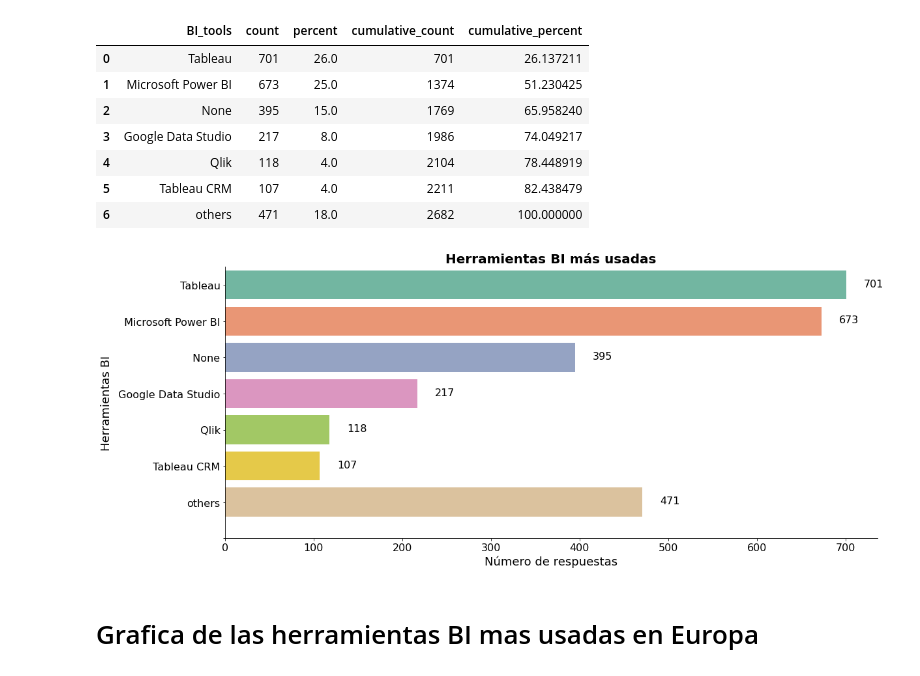
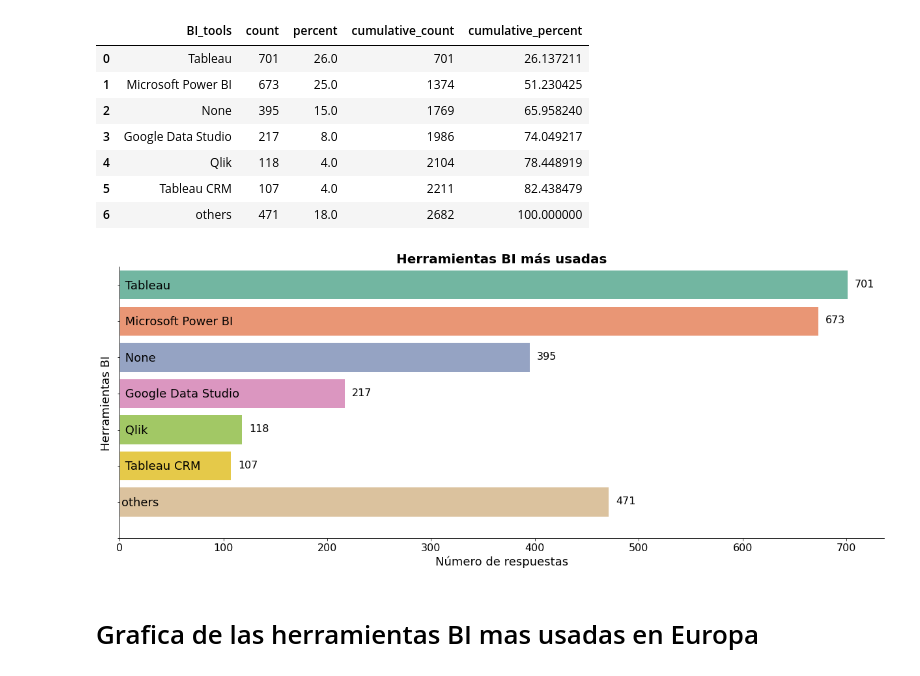
Before and after one commit to Adalab/project-da-promo-d-module-2-team-2-, a Jupyter notebook: notebooks/visualizacion.ipynb, the cells around one changed output. Saved outputs shown, nothing was run; the diff lists cells and outputs as text; code cells hidden in the pictures.

```diff
--- a/notebooks/visualizacion.ipynb
+++ b/notebooks/visualizacion.ipynb
@@ -851,31 +851,37 @@ df_BI_freq
 # %%
 plt.figure(figsize=(17, 7))
 
 fig=sns.barplot(y = 'BI_tools', x= "count", data=df_BI_freq, palette='Set2')
 
 fig.set_title('Herramientas BI más usadas', fontsize = 20, fontweight = 'bold')
 
 fig.spines[["top", "right"]].set_visible(False)
 
 fig.set_xlabel (xlabel = "Número de respuestas", fontsize = 18)
 fig.set_ylabel (ylabel = "Herramientas BI", fontsize = 18)
 
 fig.set(xticks = [0, 100, 200, 300, 400, 500, 600, 700])
 fig.set(yticks = [0, 1, 2, 3, 4, 5, 6, 7])
 fig.set_xticklabels(labels = [0, 100, 200, 300, 400, 500, 600, 700], size=16)
-fig.set_yticklabels(labels = fig.get_yticklabels(), size=16)
+fig.set_yticklabels(labels = [], size=16)
+
+# para poner etiquetas encima de las barras
+for indice, valor in enumerate(df_BI_freq["BI_tools"]):
+     plt.text(2, indice+0.1, valor,
+              horizontalalignment='left', # para colocarlo en el centro de la barra
+              fontsize= 18)
 
 # para poner etiquetas encima de las barras
 for indice, valor in enumerate(df_BI_freq["count"]):
-    plt.text(valor+20, indice+0.05, valor,
+    plt.text(valor+7, indice+0.05, valor,
              horizontalalignment='left', # para colocarlo en el centro de la barra
              fontsize= 16)
 
 plt.tight_layout()
 
 plt.show()
 # %% [output]
-[figure, old version]
+[figure, new version]
 # %% [markdown]
 # Grafica de las herramientas BI mas usadas en Europa
 # %%
```
Also changed, not shown: parts of 2 cells of this notebook, 2 other files.
